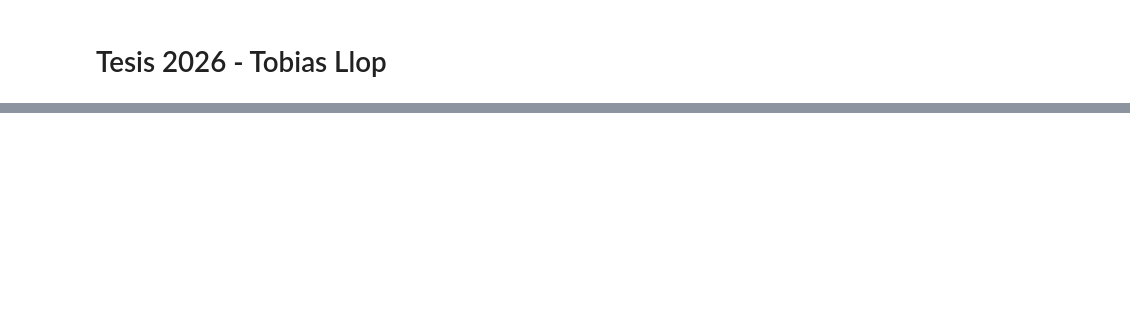
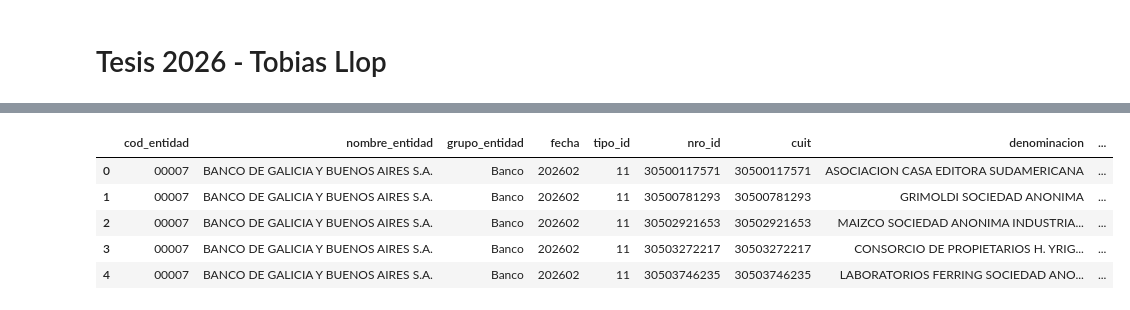
Before and after one commit to tobiasllop/Algebra-Lineal-Computacional-UBA, a Jupyter notebook: Tesis.ipynb, the cells around one changed output, grey strips where cells are left out. Cells and saved outputs as stored; diff of their text form; code cells hidden in the pictures; blank space fills up the shorter version.

```diff
--- a/Tesis.ipynb
+++ b/Tesis.ipynb
@@ -140,0 +132,81 @@ None
+# %%
+##################################################################################
+########### Data Manipulation ##################################################
+###############################################################################
+
+# Ensure types for merge keys are consistent
+df['cod_entidad'] = df['cod_entidad'].astype(str).str.zfill(5)
+# df_entidades_selected['cod_entidad'] is already handled in its loading cell L1eFS31ZG_sg.
+
+df['nro_id'] = df['nro_id'].astype(str)
+
+
+# 1. Merge with df_entidades_selected
+# Assuming 'columns_to_add' is already defined in a previous cell as ['nombre_entidad', 'grupo_entidad']
+# and that any pre-existing 'nombre_entidad'/'grupo_entidad' in 'df' were dropped by the previous cell's code.
+df_current = pd.merge(df, df_entidades_selected, on='cod_entidad', how='left')
+
+
+# 2. Merge with df_padron_juridicas
+cols_from_padron_to_merge = [] # Columns from df_padron_juridicas to select for the merge
+cols_to_insert_after_nro_id = [] # Columns from padron that will be reordered after 'nro_id'
+
+if 'df_padron_juridicas' in globals() and not df_padron_juridicas.empty:
+    # Ensure 'cuit' from df_padron_juridicas is string for merging
+    df_padron_juridicas['cuit'] = df_padron_juridicas['cuit'].astype(str)
+
+    # The right_on key is 'cuit'. We definitely need to select it.
+    if 'cuit' in df_padron_juridicas.columns:
+        cols_from_padron_to_merge.append('cuit')
+        # If 'cuit' is not already in df_current, add it to the reordering list
+        if 'cuit' not in df_current.columns:
+            cols_to_insert_after_nro_id.append('cuit')
+
+    # Now, find other columns from df_padron_juridicas to add, excluding 'nro_id', 'tipo_id', and those already in df_current
+    for col in df_padron_juridicas.columns:
+        if col not in ['nro_id', 'tipo_id', 'cuit'] and col not in df_current.columns:
+            cols_from_padron_to_merge.append(col)
+            cols_to_insert_after_nro_id.append(col)
+
+    if cols_from_padron_to_merge:
+        df_current = pd.merge(df_current, df_padron_juridicas[cols_from_padron_to_merge],
+                              left_on='nro_id', right_on='cuit', how='left')
+    else:
+        print("No new unique columns found in df_padron_juridicas to merge. Skipping padron merge for additional columns.")
+else:
+    print("Warning: df_padron_juridicas was not loaded successfully or is empty. Skipping merge with padron data.")
+
+
+# 3. Reorder columns according to user's request
+final_order = []
+seen_cols_in_final_order = set()
+
+# Columns that should appear after 'cod_entidad'
+entity_cols_to_position = ['nombre_entidad', 'grupo_entidad']
+# Columns that should appear after 'nro_id' are in `cols_to_insert_after_nro_id`.
+
+all_cols_after_merges = df_current.columns.tolist()
+
+for col in all_cols_after_merges:
+    if col not in seen_cols_in_final_order: # Add if not already placed
+        final_order.append(col)
+        seen_cols_in_final_order.add(col)
+
+        if col == 'cod_entidad':
+            for entity_col in entity_cols_to_position:
+                if entity_col in all_cols_after_merges and entity_col not in seen_cols_in_final_order:
+                    final_order.append(entity_col)
+                    seen_cols_in_final_order.add(entity_col)
+        elif col == 'nro_id':
+            for padron_col in cols_to_insert_after_nro_id:
+                if padron_col in all_cols_after_merges and padron_col not in seen_cols_in_final_order:
+                    final_order.append(padron_col)
+                    seen_cols_in_final_order.add(padron_col)
+
+# Assign the reordered DataFrame back to `df`
+df = df_current[final_order]
+
+print("DataFrame actualizado con nombres de entidades y padrón en sus posiciones especificadas:")
+display(df.head())
+display(df.info())
+# %% [output]
@@ -140,0 +214,6 @@ None
+|  | cod_entidad | nombre_entidad | grupo_entidad | fecha | tipo_id | nro_id | cuit | denominacion | ... |
+| 0 | 00007 | BANCO DE GALICIA Y BUENOS AIRES S.A. | Banco | 202602 | 11 | 30500117571 | 30500117571 | ASOCIACION CASA EDITORA SUDAMERICANA | ... |
+| 1 | 00007 | BANCO DE GALICIA Y BUENOS AIRES S.A. | Banco | 202602 | 11 | 30500781293 | 30500781293 | GRIMOLDI SOCIEDAD ANONIMA | ... |
+| 2 | 00007 | BANCO DE GALICIA Y BUENOS AIRES S.A. | Banco | 202602 | 11 | 30502921653 | 30502921653 | MAIZCO SOCIEDAD ANONIMA INDUSTRIA... | ... |
+| 3 | 00007 | BANCO DE GALICIA Y BUENOS AIRES S.A. | Banco | 202602 | 11 | 30503272217 | 30503272217 | CONSORCIO DE PROPIETARIOS H. YRIG... | ... |
+| 4 | 00007 | BANCO DE GALICIA Y BUENOS AIRES S.A. | Banco | 202602 | 11 | 30503746235 | 30503746235 | LABORATORIOS FERRING SOCIEDAD ANO... | ... |
```
Also changed, not shown: parts of 11 cells of this notebook.
